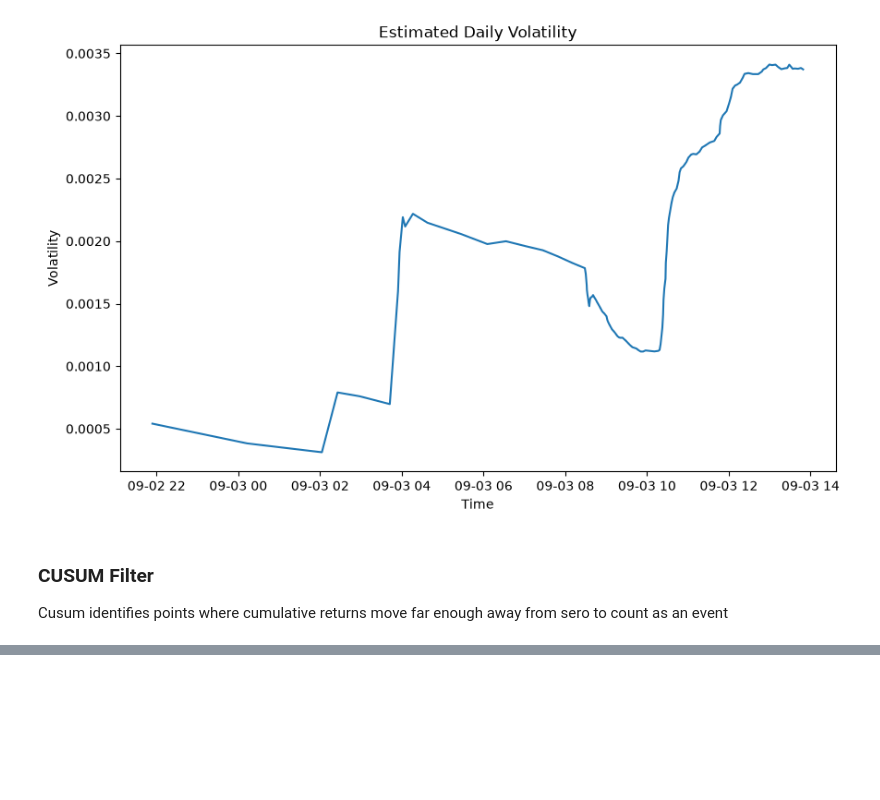
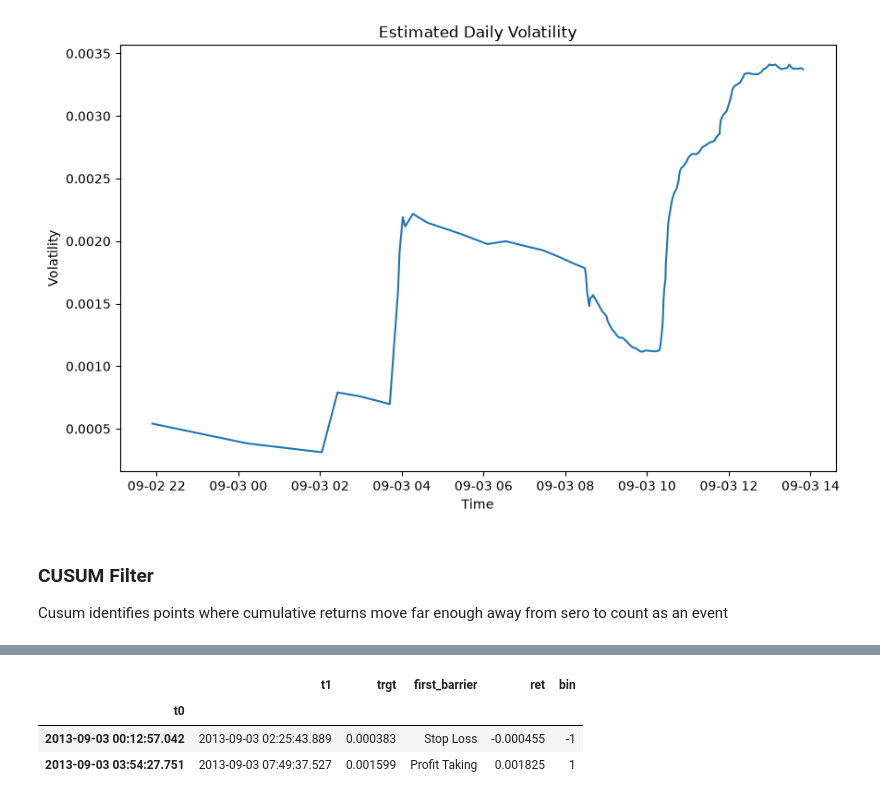
Before and after one commit to WhizIkem/Trading-Bars, a Jupyter notebook: Daily_Volatility/daily_volatility.ipynb, the cells around one changed output, grey strips where cells are left out. Saved outputs shown, nothing was run; the diff lists cells and outputs as text; code cells hidden in the pictures; blank space fills up the shorter version.

```diff
--- a/Daily_Volatility/daily_volatility.ipynb
+++ b/Daily_Volatility/daily_volatility.ipynb
@@ -130,0 +348,20 @@ def cusum_filter(close, threshold):
+# %%
+if not events.empty:
+    final = events.join(labels)
+
+    display(
+        final[
+            [
+                "t1",
+                "trgt",
+                "first_barrier",
+                "ret",
+                "bin"
+            ]
+        ].head(20)
+    )
+# %% [output]
+|  | t1 | trgt | first_barrier | ret | bin |
+| t0 |  |  |  |  |  |
+| 2013-09-03 00:12:57.042 | 2013-09-03 02:25:43.889 | 0.000383 | Stop Loss | -0.000455 | -1 |
+| 2013-09-03 03:54:27.751 | 2013-09-03 07:49:37.527 | 0.001599 | Profit Taking | 0.001825 | 1 |
```
Also changed, not shown: parts of 12 cells of this notebook, 1 other file.
